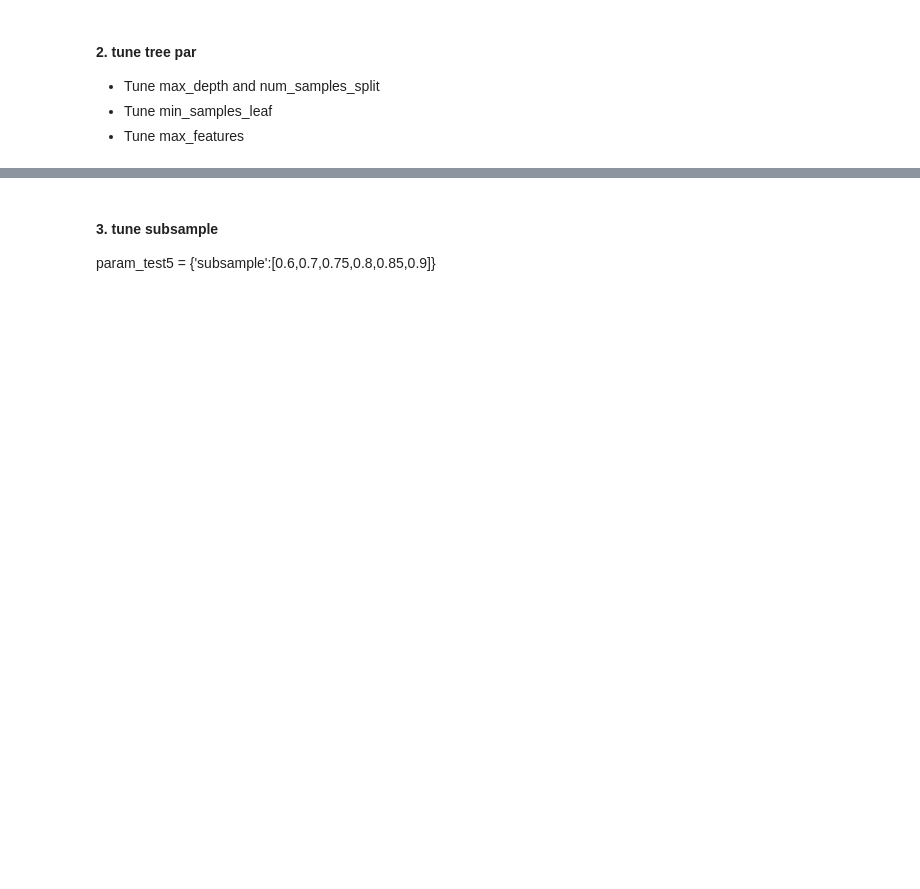
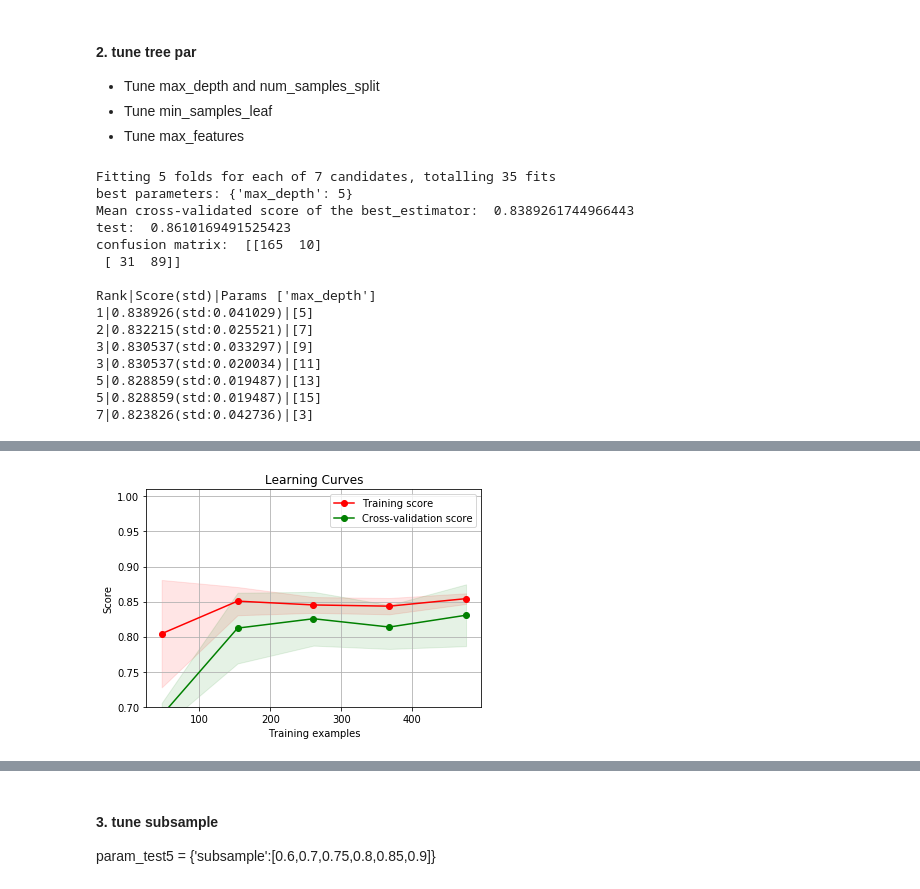
Before and after one commit to alancet/test, a Jupyter notebook: kaggle/titanic/src/myPredict.ipynb, the cells around one changed output, grey strips where cells are left out. Saved outputs shown, nothing was run; the diff lists cells and outputs as text; code cells hidden in the pictures; blank space fills up the shorter version.

```diff
--- a/kaggle/titanic/src/myPredict.ipynb
+++ b/kaggle/titanic/src/myPredict.ipynb
@@ -2442,12 +2474,12 @@ param_grid = {
 }
 
 grid_search = GridSearchCV(GradientBoostingClassifier(learning_rate=0.1,
-                                                      n_estimators=60,
-                                                      min_samples_split=500,
-                                                      min_samples_leaf=50,
-                                                      max_depth=8,
+                                                      n_estimators=25,
+                                                      min_samples_split=6,
+                                                      min_samples_leaf=5,
+                                                      max_depth=5,
                                                       max_features='sqrt',
-                                                      subsample=0.8,
+                                                      subsample=0.5,
                                                       random_state=10),
                            param_grid, cv=5, n_jobs=6, verbose=1)
 grid_search.fit(X_train, y_train)
@@ -2462,3 +2494,24 @@ report2(grid_search.cv_results_, n_top=10)
 pd.concat((pd.DataFrame(X_train.columns, columns = ['variable']),
            pd.DataFrame(grid_search.best_estimator_.feature_importances_, columns = ['importance'])),
           axis = 1).sort_values(by='importance', ascending = False)
+title = "Learning Curves"
+plot_learning_curve(grid_search.best_estimator_,
+                    title, X_train, y_train,
+                    ylim=(0.7, 1.01),
+                    cv=5, n_jobs=6)
+# %% [output]
+Fitting 5 folds for each of 7 candidates, totalling 35 fits
+best parameters: {'max_depth': 5}
+Mean cross-validated score of the best_estimator:  0.8389261744966443
+test:  0.8610169491525423
+confusion matrix:  [[165  10]
+ [ 31  89]]
+
+Rank|Score(std)|Params ['max_depth']
+1|0.838926(std:0.041029)|[5]
+2|0.832215(std:0.025521)|[7]
+3|0.830537(std:0.033297)|[9]
+3|0.830537(std:0.020034)|[11]
+5|0.828859(std:0.019487)|[13]
+5|0.828859(std:0.019487)|[15]
+7|0.823826(std:0.042736)|[3]
@@ -2465,3 +2520,4 @@ pd.concat((pd.DataFrame(X_train.columns, columns = ['variable']),
+[figure, added]
 # %%
 param_grid = {
 #    'min_samples_leaf': [1, 2, 3, 4, 5, 6],
```
Also changed, not shown: parts of 17 cells of this notebook.
